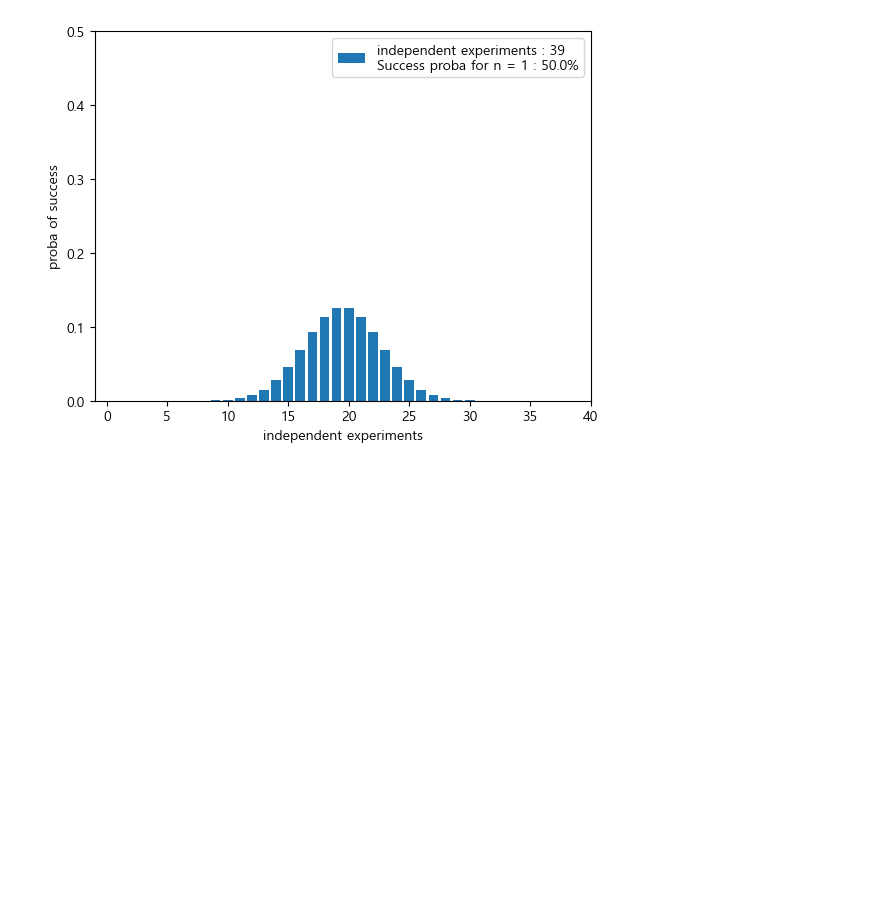
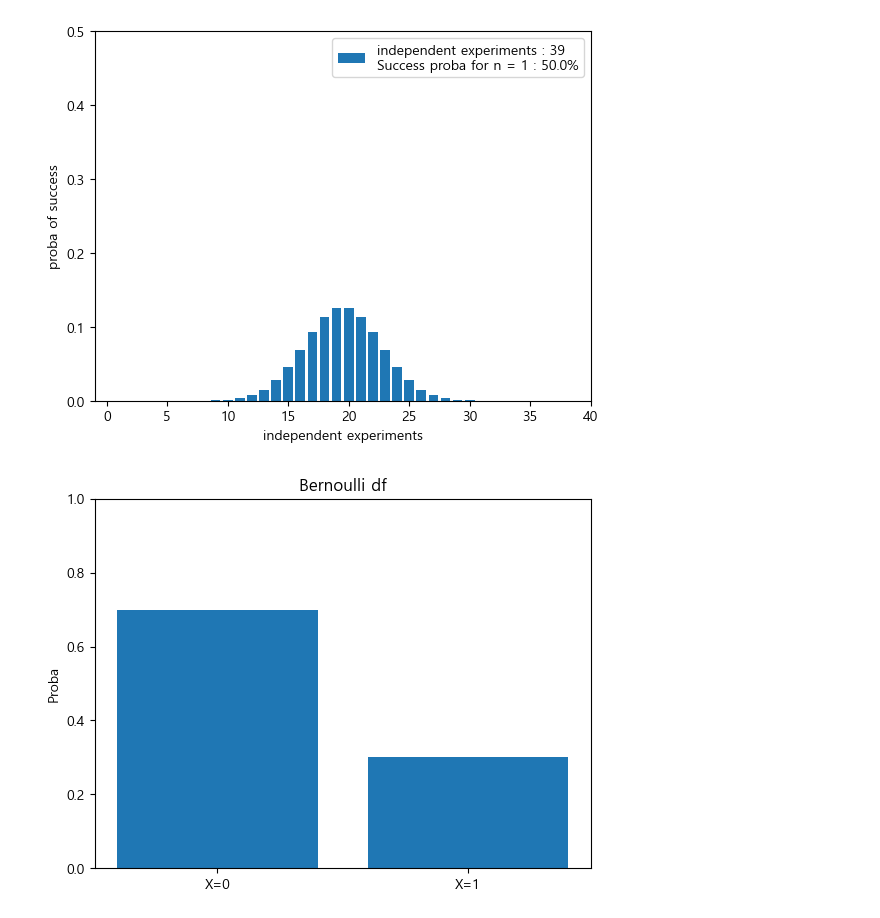
Before and after one commit to sejinhwang97ko/2023prac, a Jupyter notebook: hello/02_distribution.ipynb, the cells around one changed output. Drawn from its saved outputs; the diff is of its cells as text; code cells hidden in the pictures; blank space fills up the shorter version.

```diff
--- a/hello/02_distribution.ipynb
+++ b/hello/02_distribution.ipynb
@@ -124,3 +124,28 @@ binomial_df(40,39,0.5)
  0.045731 0.027439 0.014775 0.007114 0.003049 0.001156 0.000385 0.000112
  0.000028 0.000006 0.000001 0.       0.       0.       0.       0.      ]
 [figure]
+# %%
+# 라이브러리 호출
+from scipy.stats import bernoulli
+import matplotlib.pyplot as plt
+
+# bernoulli(0.3).pmf([0,1]) #array([0.7, 0.3])
+
+# 성공확률 설정
+p = 0.3
+
+rv = bernoulli(p)
+
+XX = [0, 1]
+plt.bar(XX, rv.pmf(XX), align="center")
+# align:  {'center', 'edge'}, 옵션, 기본값: 'center'
+# 'center'인 경우 x 인수를 막대 중심의 좌표로 해석하십시오. 'edge'인 경우 막대를 왼쪽 가장자리로 정렬합니다
+plt.ylim(0,1)
+plt.xticks([0, 1], ["X=0", "X=1"])
+plt.ylabel("Proba")
+plt.title("Bernoulli df")
+plt.show()
+
+# pmf(k, p, loc=0): Probability mass function(확률질량함수)
+# %% [output]
+[figure, added]
```
Also changed, not shown: 1 other file.
